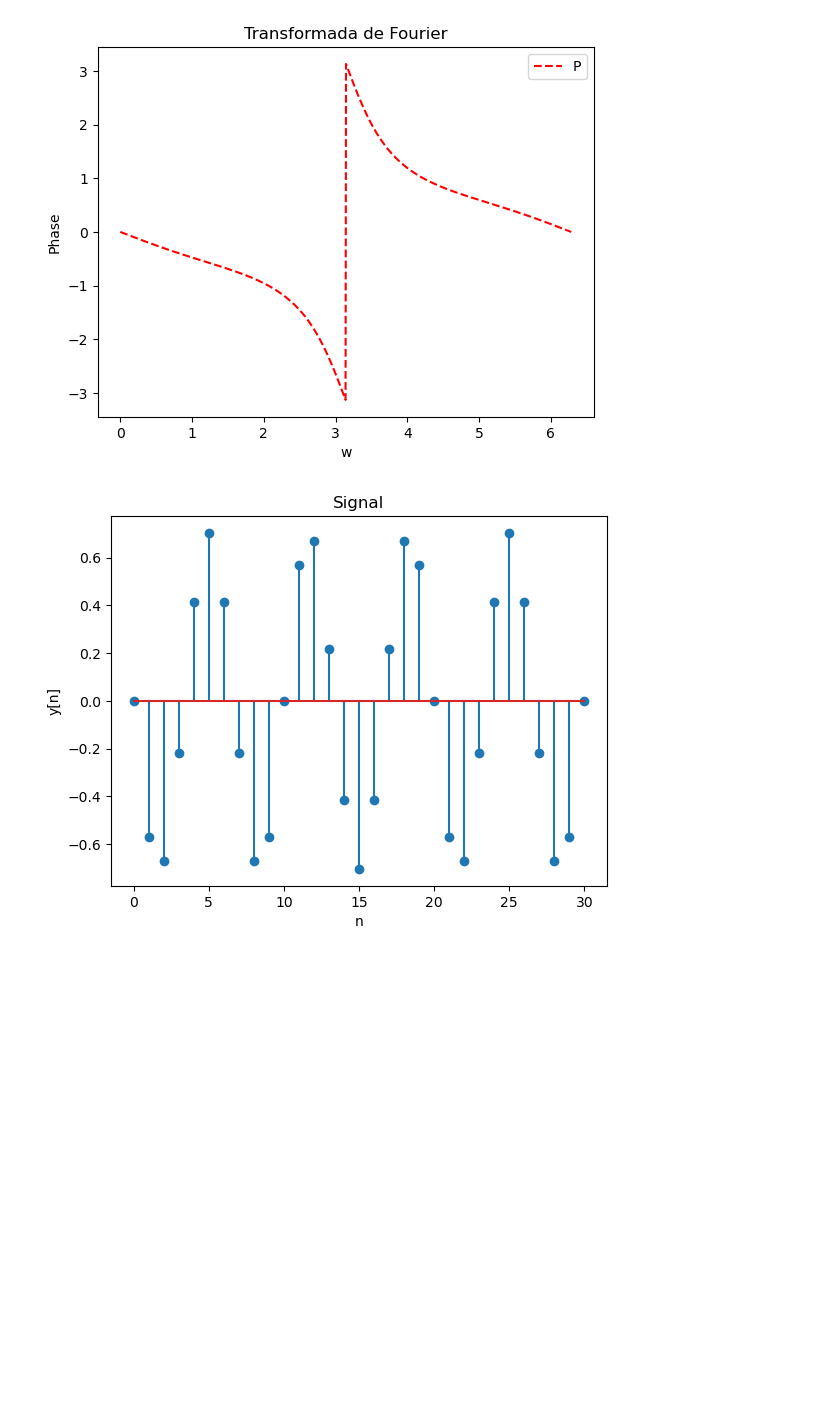
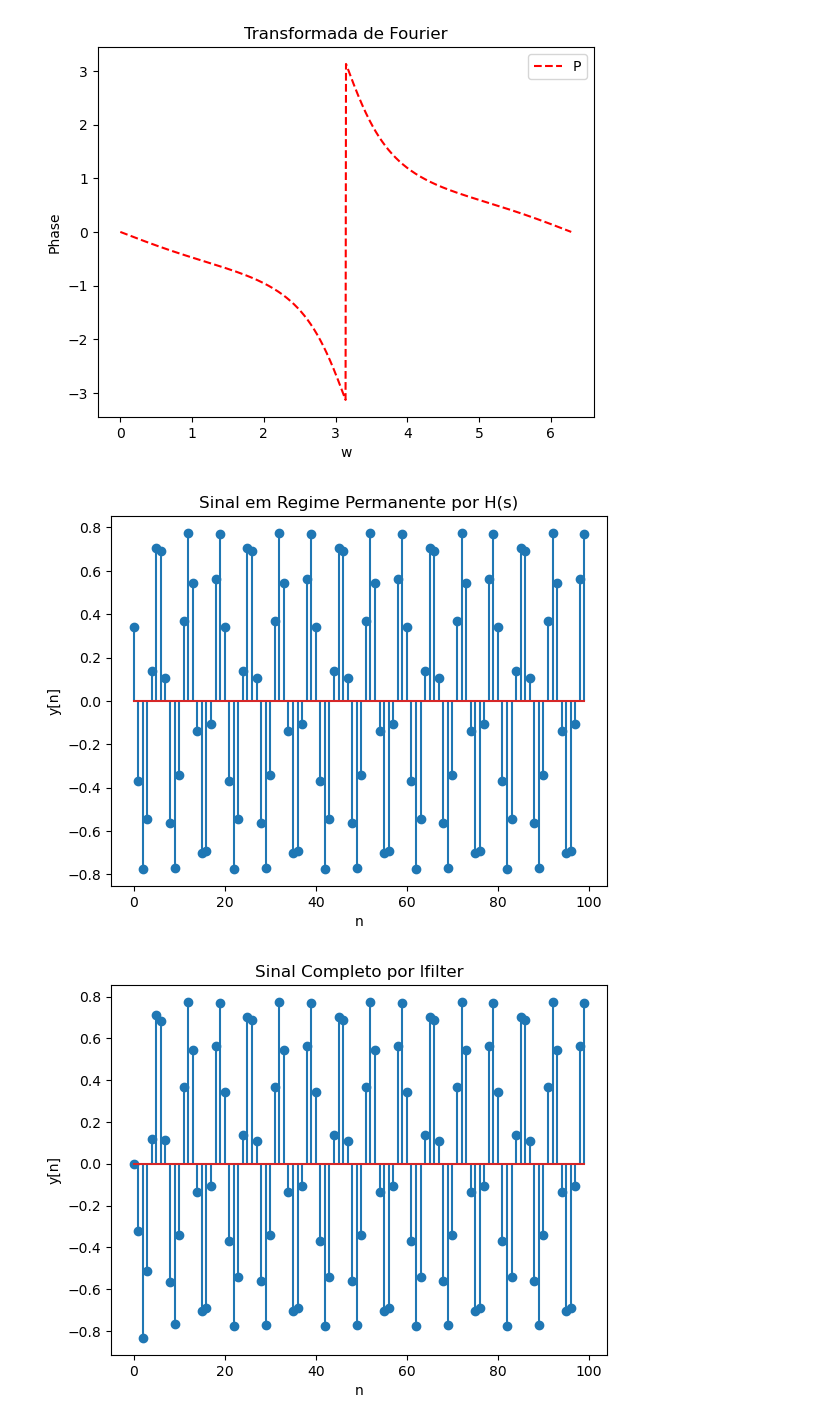
Before and after one commit to Emanuel600/Misc, a Jupyter notebook: DSP/P1_3.ipynb, the cells around one changed output. Drawn from its saved outputs; the diff is of its cells as text; code cells hidden in the pictures; blank space fills up the shorter version.

```diff
--- a/DSP/P1_3.ipynb
+++ b/DSP/P1_3.ipynb
@@ -102,11 +115,17 @@ DSP.Plot_Fourier([H, w], "Separate")
 # %%
 # Para a entrada (x)
 w = 0.3*np.pi
-n = np.arange(0, 31)
-H = 1/(1-0.2*np.exp(j*w)) - 0.6/(1+0.6*np.exp(j*w))
+n = np.arange(0, 100)
+H = 1/(1-0.2*np.exp(-j*w)) - 0.6/(1+0.6*np.exp(-j*w))
 x = np.cos(w*n + np.pi/2)
 ##
-y = (x*H).real
-DSP.plot([y, n])
+y = np.abs(H)*np.cos(w*n + np.pi/2 + np.angle(H))
+DSP.plot([y, n], "Sinal em Regime Permanente por H(s)")
+## Completo
+a = [1, 0.4, -0.12]
+b = [0.4, 0.72]
+y = sp.lfilter(b, a, x)
+DSP.plot([y, n], "Sinal Completo por lfilter")
 # %% [output]
-[figure, old version]
+[figure, new version]
+[figure, added]
```
Also changed, not shown: parts of 3 cells of this notebook, 1 other file.
